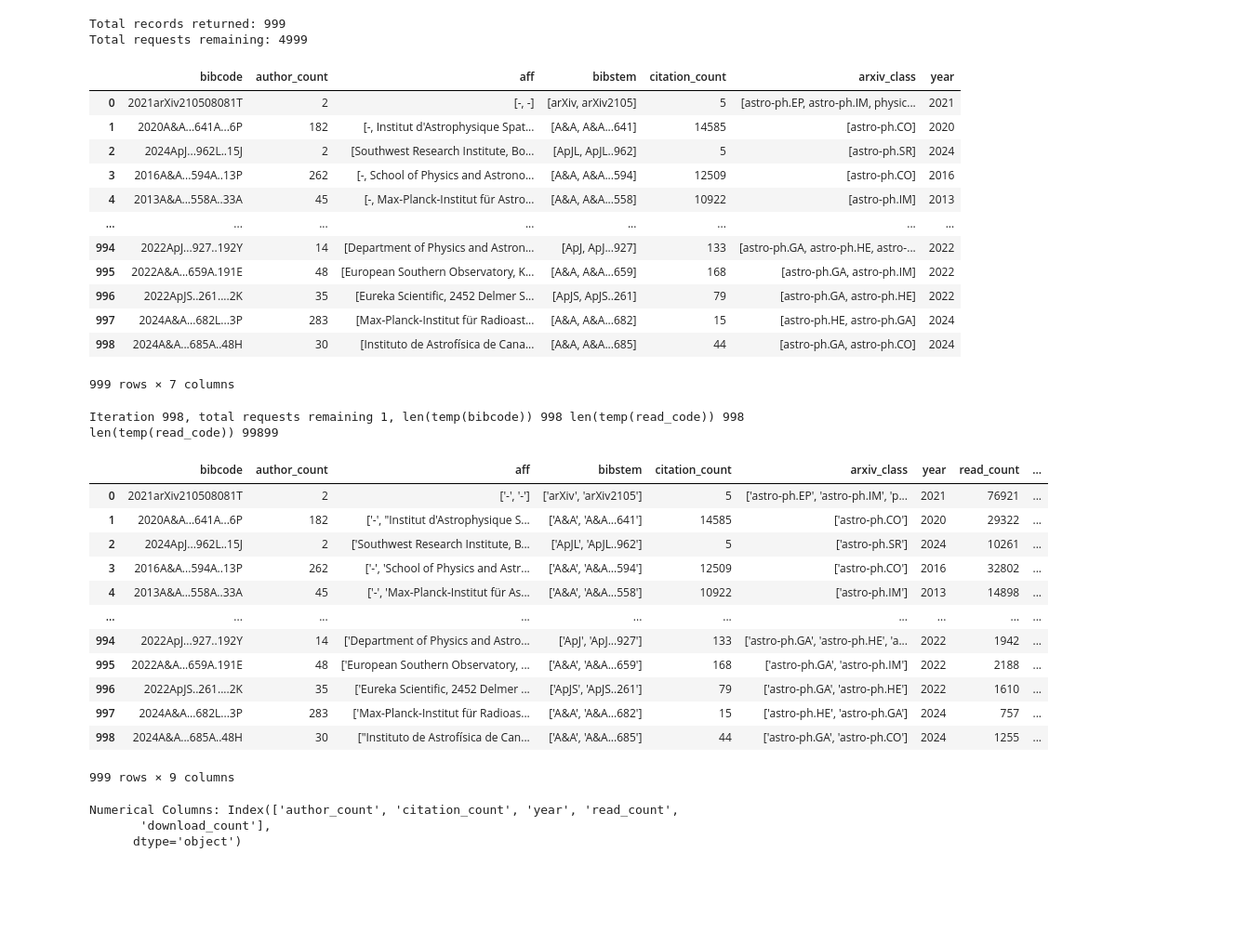
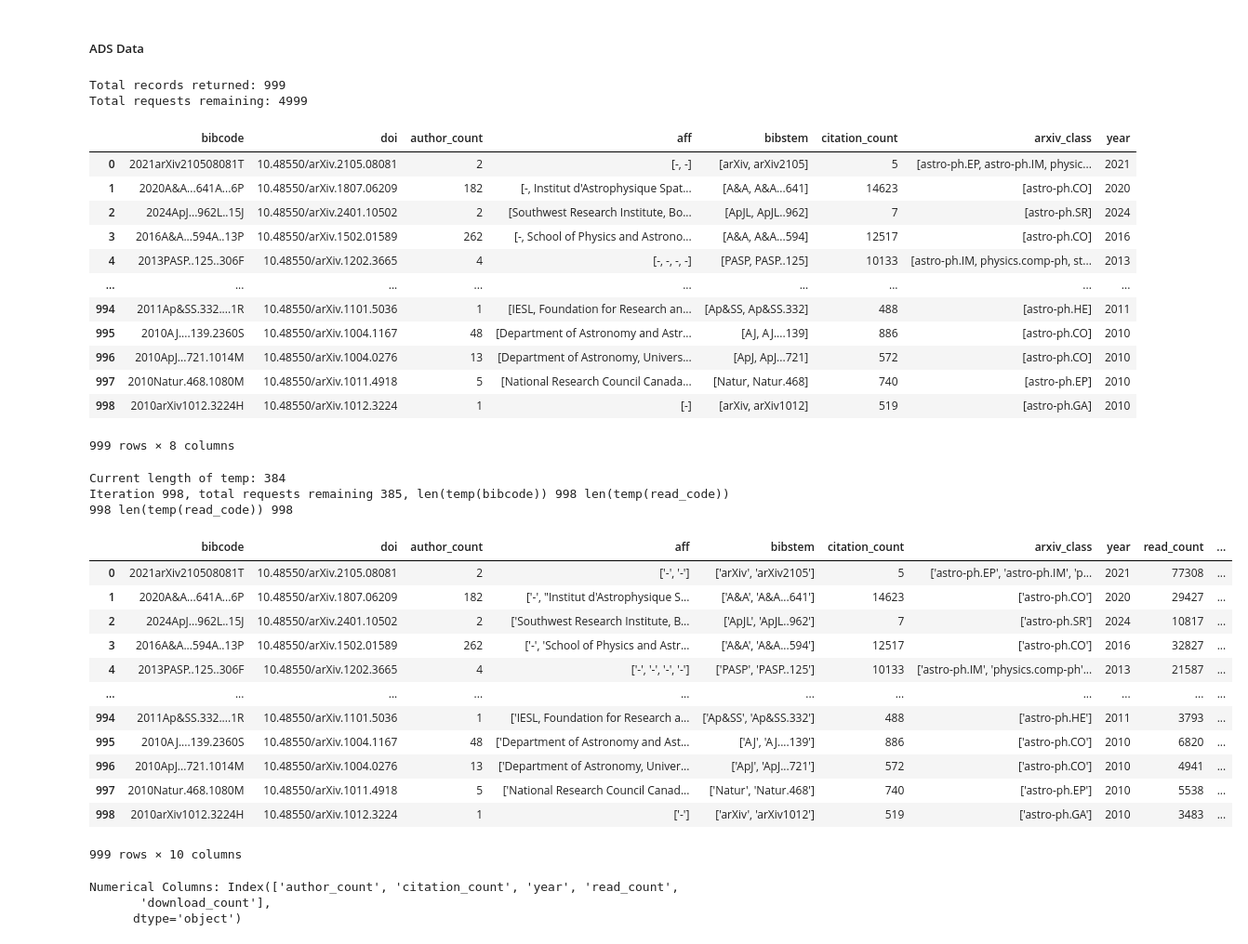
Before and after one commit to LDZuckerman/AstroPublicationTrends, a Jupyter notebook: Exploratory_Data_Analysis.ipynb, the cells around one changed output. Shown: that part at 93% size. Cells and saved outputs as stored; diff of their text form; code cells hidden in the pictures; blank space fills up the shorter version.

```diff
--- a/Exploratory_Data_Analysis.ipynb
+++ b/Exploratory_Data_Analysis.ipynb
@@ -9,9 +9,11 @@ from urllib.parse import urlencode, quote_plus
 # token = 'VYWwAEEAbtDwRwHeSHvRgn8dM0BmquNFZcD80b6t' # leahdzuckerman@gmail.com
 # token = 'p23MxTBd9a6oELSfYOuRqOiyLR2E4v0WWeRyC1a7' # leah.zuckerman@gmail.com
 # token = '0dCo6aRU7tZb2IRSFiGv1mFDEUUlX1SeeX0daqS6' # stephen.cholvat@gmail.com
-token = 'XvcA0uWArSHzJVU1iuys6ew4ChZ56kYf6GcRuFZ6' # anna@nwlink.com
-# token = 'twNua1LhNOoTxhPvt6dYcu8jA3uUH47kUjmVrgLc' # stephen.c.holvat@gmail.com
+# token = 'XvcA0uWArSHzJVU1iuys6ew4ChZ56kYf6GcRuFZ6' # anna@nwlink.com
+token = 'twNua1LhNOoTxhPvt6dYcu8jA3uUH47kUjmVrgLc' # stephen.c.holvat@gmail.com
 # token = 'LJNMK1LzWK7OQyR5W6hfWOcmwMUmwHEf7mLab55g' # leah.dzuckerman@gmail.com
+# %% [markdown]
+##### ADS Data
 # %%
 '''
 Get data for a large number of publications from ADS 'search' endpoint
@@ -19,7 +21,7 @@ Get data for a large number of publications from ADS 'search' endpoint
  - Let's use max 1000 because we cant do more than 1000 requests/day to metrics endpoint, and pulling data from metrics (see below) has to be done individually
 '''
 
-fields = ['bibcode', 'author_count', 'aff', 'bibstem', 'citation_count', 'arxiv_class', 'year']
+fields = ['bibcode', 'doi', 'author_count', 'aff', 'bibstem', 'citation_count', 'arxiv_class', 'year']
 query = "database:astronomy year:2010-2025"
 subject_to  = "database:astronomy arxiv_class:astro-ph*"
 encoded_query = urlencode({'q': query, 'fq': subject_to, 'fl': ','.join(fields)})
@@ -33,6 +35,9 @@ while count < N_tot:
     docs = results.json()['response']['docs'] # list of n = rows dictionaries
     for row in docs:
         if count < N_tot:
+            for s in row['doi']:
+                if 'arXiv' in s:
+                    doi = s
             bibcode = row['bibcode']
             author_count  = row['author_count'] if 'author_count' in row.keys() else None
             affiliation  = row['aff'] if 'aff' in row.keys() else None
@@ -40,75 +45,76 @@ while count < N_tot:
             arxiv_class  = row['arxiv_class'] if 'arxiv_class' in row.keys() else None
             citation_count  = row['citation_count'] if 'citation_count' in row.keys() else None
             year  = row['year'] if 'year' in row.keys() else None
-            data.loc[len(data)] = {'bibcode':bibcode, 'author_count':author_count, 'aff':affiliation, 'bibstem':bibstem, 'citation_count':citation_count, 'arxiv_class': arxiv_class, 'year': year}
+            data.loc[len(data)] = {'bibcode':bibcode, 'doi':doi, 'author_count':author_count, 'aff':affiliation, 'bibstem':bibstem, 'citation_count':citation_count, 'arxiv_class': arxiv_class, 'year': year}
             count += 1
 
 print('Total records returned:', count)
 print('Total requests remaining:', results.headers['X-RateLimit-Remaining'])
-data.to_csv('../ads_data.csv', index=False)
+data.to_csv('../ads_data2.csv', index=False)
 display(data)
 # %% [output]
 Total records returned: 999
 Total requests remaining: 4999
-|  | bibcode | author_count | aff | bibstem | citation_count | arxiv_class | year |
-| 0 | 2021arXiv210508081T | 2 | [-, -] | [arXiv, arXiv2105] | 5 | [astro-ph.EP, astro-ph.IM, physic... | 2021 |
-| 1 | 2020A&A...641A...6P | 182 | [-, Institut d'Astrophysique Spat... | [A&A, A&A...641] | 14585 | [astro-ph.CO] | 2020 |
-| 2 | 2024ApJ...962L..15J | 2 | [Southwest Research Institute, Bo... | [ApJL, ApJL..962] | 5 | [astro-ph.SR] | 2024 |
-| 3 | 2016A&A...594A..13P | 262 | [-, School of Physics and Astrono... | [A&A, A&A...594] | 12509 | [astro-ph.CO] | 2016 |
-| 4 | 2013A&A...558A..33A | 45 | [-, Max-Planck-Institut für Astro... | [A&A, A&A...558] | 10922 | [astro-ph.IM] | 2013 |
-| ... | ... | ... | ... | ... | ... | ... | ... |
-| 994 | 2022ApJ...927..192Y | 14 | [Department of Physics and Astron... | [ApJ, ApJ...927] | 133 | [astro-ph.GA, astro-ph.HE, astro-... | 2022 |
-| 995 | 2022A&A...659A.191E | 48 | [European Southern Observatory, K... | [A&A, A&A...659] | 168 | [astro-ph.GA, astro-ph.IM] | 2022 |
-| 996 | 2022ApJS..261....2K | 35 | [Eureka Scientific, 2452 Delmer S... | [ApJS, ApJS..261] | 79 | [astro-ph.GA, astro-ph.HE] | 2022 |
-| 997 | 2024A&A...682L...3P | 283 | [Max-Planck-Institut für Radioast... | [A&A, A&A...682] | 15 | [astro-ph.HE, astro-ph.GA] | 2024 |
-| 998 | 2024A&A...685A..48H | 30 | [Instituto de Astrofísica de Cana... | [A&A, A&A...685] | 44 | [astro-ph.GA, astro-ph.CO] | 2024 |
+|  | bibcode | doi | author_count | aff | bibstem | citation_count | arxiv_class | year |
+| 0 | 2021arXiv210508081T | 10.48550/arXiv.2105.08081 | 2 | [-, -] | [arXiv, arXiv2105] | 5 | [astro-ph.EP, astro-ph.IM, physic... | 2021 |
+| 1 | 2020A&A...641A...6P | 10.48550/arXiv.1807.06209 | 182 | [-, Institut d'Astrophysique Spat... | [A&A, A&A...641] | 14623 | [astro-ph.CO] | 2020 |
+| 2 | 2024ApJ...962L..15J | 10.48550/arXiv.2401.10502 | 2 | [Southwest Research Institute, Bo... | [ApJL, ApJL..962] | 7 | [astro-ph.SR] | 2024 |
+| 3 | 2016A&A...594A..13P | 10.48550/arXiv.1502.01589 | 262 | [-, School of Physics and Astrono... | [A&A, A&A...594] | 12517 | [astro-ph.CO] | 2016 |
+| 4 | 2013PASP..125..306F | 10.48550/arXiv.1202.3665 | 4 | [-, -, -, -] | [PASP, PASP..125] | 10133 | [astro-ph.IM, physics.comp-ph, st... | 2013 |
+| ... | ... | ... | ... | ... | ... | ... | ... | ... |
+| 994 | 2011Ap&SS.332....1R | 10.48550/arXiv.1101.5036 | 1 | [IESL, Foundation for Research an... | [Ap&SS, Ap&SS.332] | 488 | [astro-ph.HE] | 2011 |
+| 995 | 2010AJ....139.2360S | 10.48550/arXiv.1004.1167 | 48 | [Department of Astronomy and Astr... | [AJ, AJ....139] | 886 | [astro-ph.CO] | 2010 |
+| 996 | 2010ApJ...721.1014M | 10.48550/arXiv.1004.0276 | 13 | [Department of Astronomy, Univers... | [ApJ, ApJ...721] | 572 | [astro-ph.CO] | 2010 |
+| 997 | 2010Natur.468.1080M | 10.48550/arXiv.1011.4918 | 5 | [National Research Council Canada... | [Natur, Natur.468] | 740 | [astro-ph.EP] | 2010 |
+| 998 | 2010arXiv1012.3224H | 10.48550/arXiv.1012.3224 | 1 | [-] | [arXiv, arXiv1012] | 519 | [astro-ph.GA] | 2010 |
-999 rows × 7 columns
+999 rows × 8 columns
 # %%
 '''
 Add features pulled from ADS 'metrics' endpoint for each puplication (using stored bibcodes)
     - 'read_count' and 'download_count'
 '''
 
-data = pd.read_csv('../ads_data.csv')
+data = pd.read_csv('../ads_data2.csv')
 try: # often we need to restart because connection times out
     print(f'Current length of temp: {len(temp["bibcode"])}')
 except Exception:
     temp = {'bibcode':[], 'read_count':[], 'download_count':[]}
 for i in range(len(data)):
     bibcode = data['bibcode'][i]
     if bibcode not in temp['bibcode']: # often we need to restart because connection times out
         result = requests.get("https://api.adsabs.harvard.edu/v1/metrics/{bibcode}".format(bibcode=bibcode), \
                             headers={'Authorization': 'Bearer ' + token})
         requests_left = result.headers.get("X-RateLimit-Remaining")
         metrics = result.json()['basic stats']
         print(f'Iteration {i}, total requests remaining {requests_left}, len(temp(bibcode)) {len(temp["bibcode"])} len(temp(read_code)) {len(temp["read_count"])} len(temp(read_code)) {len(temp["read_count"])}', end='\r')
         temp['bibcode'].append(bibcode)
         temp['read_count'].append(metrics['total number of reads'])
         temp['download_count'].append(metrics['total number of downloads'])
         if requests_left == '0':
             print(f'\nNo requests left, breaking')
             break
 
 data['read_count'] = temp['read_count']
 data['download_count'] = temp['download_count']
 
 data.to_csv('../ads_data.csv', index=False)
 display(data)
 # %% [output]
-Iteration 998, total requests remaining 1, len(temp(bibcode)) 998 len(temp(read_code)) 998 len(temp(read_code)) 99899
+Current length of temp: 384
+Iteration 998, total requests remaining 385, len(temp(bibcode)) 998 len(temp(read_code)) 998 len(temp(read_code)) 998
-|  | bibcode | author_count | aff | bibstem | citation_count | arxiv_class | year | read_count | ... |
-| 0 | 2021arXiv210508081T | 2 | ['-', '-'] | ['arXiv', 'arXiv2105'] | 5 | ['astro-ph.EP', 'astro-ph.IM', 'p... | 2021 | 76921 | ... |
-| 1 | 2020A&A...641A...6P | 182 | ['-', "Institut d'Astrophysique S... | ['A&A', 'A&A...641'] | 14585 | ['astro-ph.CO'] | 2020 | 29322 | ... |
-| 2 | 2024ApJ...962L..15J | 2 | ['Southwest Research Institute, B... | ['ApJL', 'ApJL..962'] | 5 | ['astro-ph.SR'] | 2024 | 10261 | ... |
-| 3 | 2016A&A...594A..13P | 262 | ['-', 'School of Physics and Astr... | ['A&A', 'A&A...594'] | 12509 | ['astro-ph.CO'] | 2016 | 32802 | ... |
-| 4 | 2013A&A...558A..33A | 45 | ['-', 'Max-Planck-Institut für As... | ['A&A', 'A&A...558'] | 10922 | ['astro-ph.IM'] | 2013 | 14898 | ... |
-| ... | ... | ... | ... | ... | ... | ... | ... | ... | ... |
-| 994 | 2022ApJ...927..192Y | 14 | ['Department of Physics and Astro... | ['ApJ', 'ApJ...927'] | 133 | ['astro-ph.GA', 'astro-ph.HE', 'a... | 2022 | 1942 | ... |
-| 995 | 2022A&A...659A.191E | 48 | ['European Southern Observatory, ... | ['A&A', 'A&A...659'] | 168 | ['astro-ph.GA', 'astro-ph.IM'] | 2022 | 2188 | ... |
-| 996 | 2022ApJS..261....2K | 35 | ['Eureka Scientific, 2452 Delmer ... | ['ApJS', 'ApJS..261'] | 79 | ['astro-ph.GA', 'astro-ph.HE'] | 2022 | 1610 | ... |
-| 997 | 2024A&A...682L...3P | 283 | ['Max-Planck-Institut für Radioas... | ['A&A', 'A&A...682'] | 15 | ['astro-ph.HE', 'astro-ph.GA'] | 2024 | 757 | ... |
-| 998 | 2024A&A...685A..48H | 30 | ["Instituto de Astrofísica de Can... | ['A&A', 'A&A...685'] | 44 | ['astro-ph.GA', 'astro-ph.CO'] | 2024 | 1255 | ... |
+|  | bibcode | doi | author_count | aff | bibstem | citation_count | arxiv_class | year | read_count | ... |
+| 0 | 2021arXiv210508081T | 10.48550/arXiv.2105.08081 | 2 | ['-', '-'] | ['arXiv', 'arXiv2105'] | 5 | ['astro-ph.EP', 'astro-ph.IM', 'p... | 2021 | 77308 | ... |
+| 1 | 2020A&A...641A...6P | 10.48550/arXiv.1807.06209 | 182 | ['-', "Institut d'Astrophysique S... | ['A&A', 'A&A...641'] | 14623 | ['astro-ph.CO'] | 2020 | 29427 | ... |
+| 2 | 2024ApJ...962L..15J | 10.48550/arXiv.2401.10502 | 2 | ['Southwest Research Institute, B... | ['ApJL', 'ApJL..962'] | 7 | ['astro-ph.SR'] | 2024 | 10817 | ... |
+| 3 | 2016A&A...594A..13P | 10.48550/arXiv.1502.01589 | 262 | ['-', 'School of Physics and Astr... | ['A&A', 'A&A...594'] | 12517 | ['astro-ph.CO'] | 2016 | 32827 | ... |
+| 4 | 2013PASP..125..306F | 10.48550/arXiv.1202.3665 | 4 | ['-', '-', '-', '-'] | ['PASP', 'PASP..125'] | 10133 | ['astro-ph.IM', 'physics.comp-ph'... | 2013 | 21587 | ... |
+| ... | ... | ... | ... | ... | ... | ... | ... | ... | ... | ... |
+| 994 | 2011Ap&SS.332....1R | 10.48550/arXiv.1101.5036 | 1 | ['IESL, Foundation for Research a... | ['Ap&SS', 'Ap&SS.332'] | 488 | ['astro-ph.HE'] | 2011 | 3793 | ... |
+| 995 | 2010AJ....139.2360S | 10.48550/arXiv.1004.1167 | 48 | ['Department of Astronomy and Ast... | ['AJ', 'AJ....139'] | 886 | ['astro-ph.CO'] | 2010 | 6820 | ... |
+| 996 | 2010ApJ...721.1014M | 10.48550/arXiv.1004.0276 | 13 | ['Department of Astronomy, Univer... | ['ApJ', 'ApJ...721'] | 572 | ['astro-ph.CO'] | 2010 | 4941 | ... |
+| 997 | 2010Natur.468.1080M | 10.48550/arXiv.1011.4918 | 5 | ['National Research Council Canad... | ['Natur', 'Natur.468'] | 740 | ['astro-ph.EP'] | 2010 | 5538 | ... |
+| 998 | 2010arXiv1012.3224H | 10.48550/arXiv.1012.3224 | 1 | ['-'] | ['arXiv', 'arXiv1012'] | 519 | ['astro-ph.GA'] | 2010 | 3483 | ... |
-999 rows × 9 columns
+999 rows × 10 columns
 # %%
 '''
 Explore Feature Distributions
```
Also changed, not shown: parts of 9 cells of this notebook, 5 other files.
